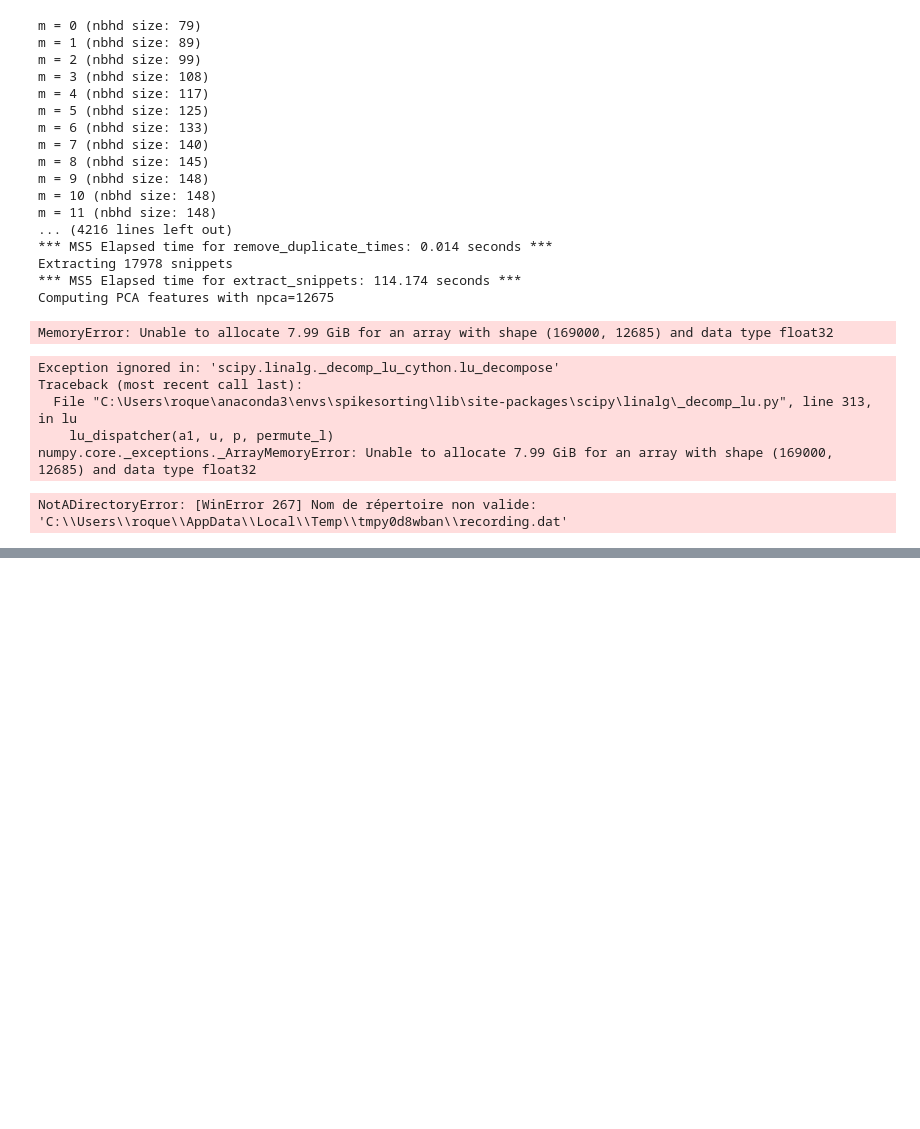
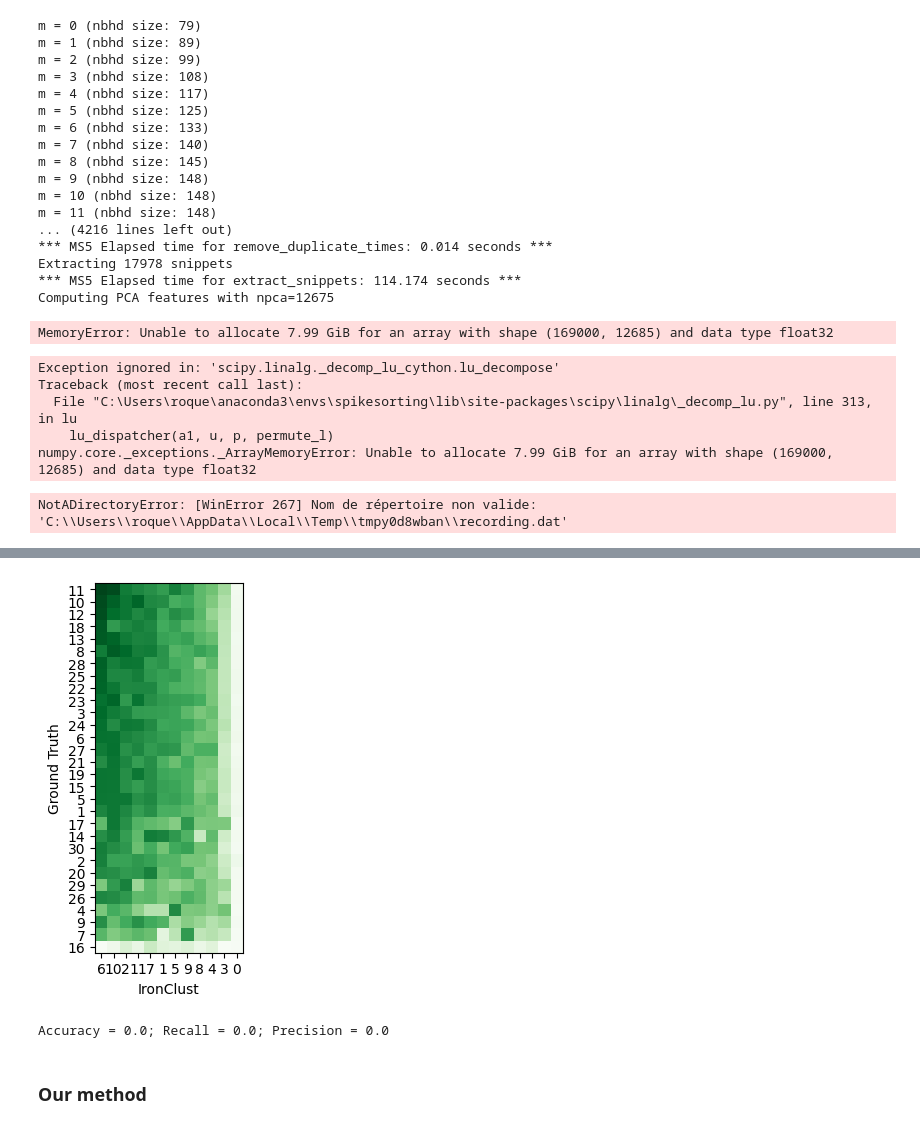
Before and after one commit to axelroques/SpikeSorting, a Jupyter notebook: real_data.ipynb, the cells around one changed output, grey strips where cells are left out. Cells and saved outputs as stored; diff of their text form; code cells hidden in the pictures; blank space fills up the shorter version.

```diff
--- a/real_data.ipynb
+++ b/real_data.ipynb
@@ -203,0 +598,5 @@ NotADirectoryError: [WinError 267] Nom de répertoire non valide: 'C:\\Users\\ro
+# %%
+sorting_ironclust = ss.read_sorter_folder(
+    "results/ironclust",
+)
+print(sorting_ironclust)
@@ -203,0 +695,19 @@ NotADirectoryError: [WinError 267] Nom de répertoire non valide: 'C:\\Users\\ro
+# %%
+import spikeinterface.widgets as sw
+import matplotlib.pyplot as plt
+
+sw.plot_agreement_matrix(comp_hs, ordered=True)
+plt.show()
+# %% [output]
+[figure, added]
+# %%
+perf = comp_hs.get_performance()
+
+accuracy = perf['accuracy'].mean()
+recall = perf['recall'].mean()
+precision = perf['precision'].mean()
+print(f'Accuracy = {accuracy}; Recall = {recall}; Precision = {precision}')
+# %% [output]
+Accuracy = 0.0; Recall = 0.0; Precision = 0.0
+# %% [markdown]
+### Our method
```
Also changed, not shown: parts of 45 cells of this notebook, 5 other files.
